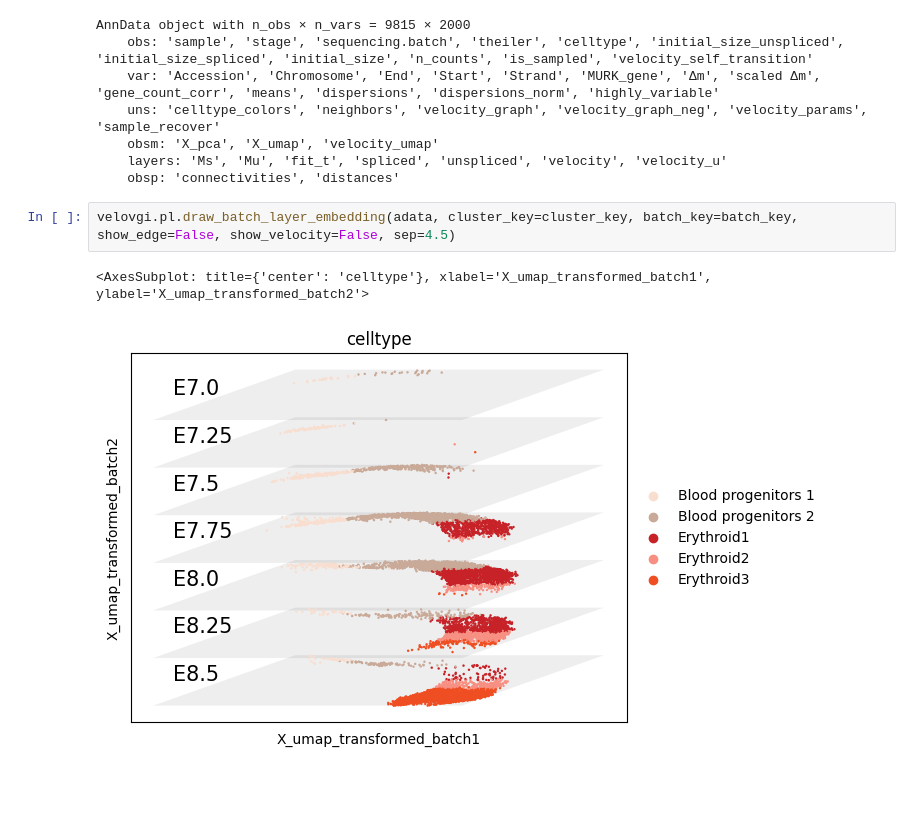
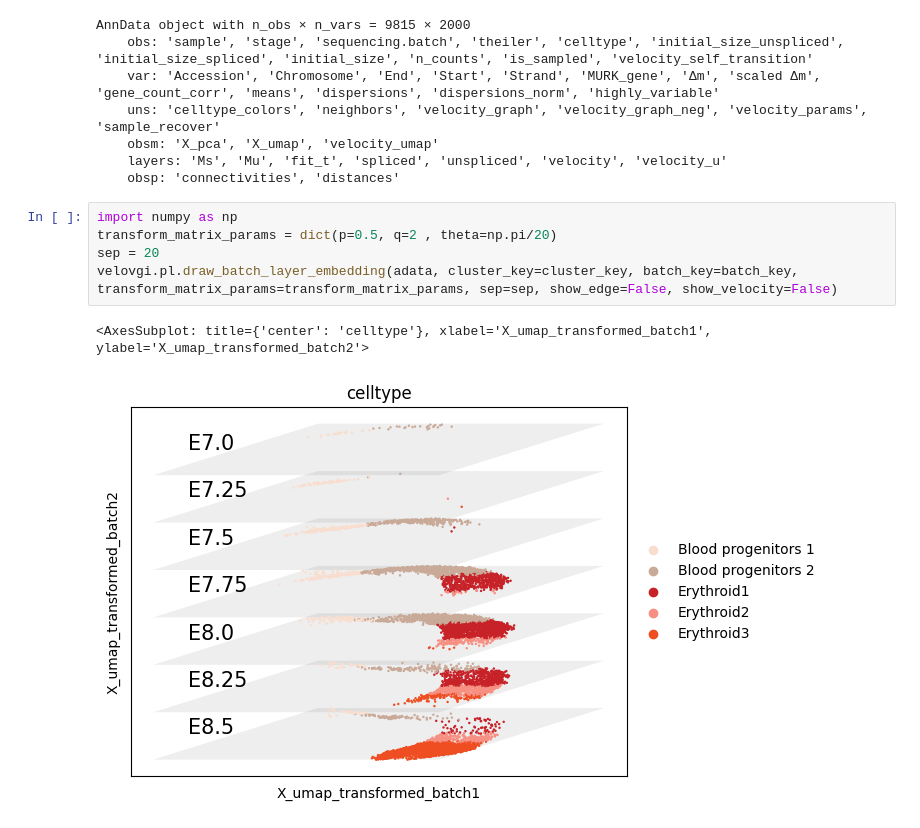
Before and after one commit to HuangDDU/velovgi_workstation, a Jupyter notebook: notebook/lab_server/erythroid_lineage/1.ipynb, the cells around one changed output. Drawn from its saved outputs; the diff is of its cells as text; blank space fills up the shorter version.

```diff
--- a/notebook/lab_server/erythroid_lineage/1.ipynb
+++ b/notebook/lab_server/erythroid_lineage/1.ipynb
@@ -21,7 +21,10 @@ AnnData object with n_obs × n_vars = 9815 × 2000
     layers: 'Ms', 'Mu', 'fit_t', 'spliced', 'unspliced', 'velocity', 'velocity_u'
     obsp: 'connectivities', 'distances'
 # %%
-velovgi.pl.draw_batch_layer_embedding(adata, cluster_key=cluster_key, batch_key=batch_key, show_edge=False, show_velocity=False, sep=4.5)
+import numpy as np
+transform_matrix_params = dict(p=0.5, q=2 , theta=np.pi/20)
+sep = 20
+velovgi.pl.draw_batch_layer_embedding(adata, cluster_key=cluster_key, batch_key=batch_key, transform_matrix_params=transform_matrix_params, sep=sep, show_edge=False, show_velocity=False)
 # %% [output]
 <AxesSubplot: title={'center': 'celltype'}, xlabel='X_umap_transformed_batch1', ylabel='X_umap_transformed_batch2'>
-[figure, old version]
+[figure, new version]
```
